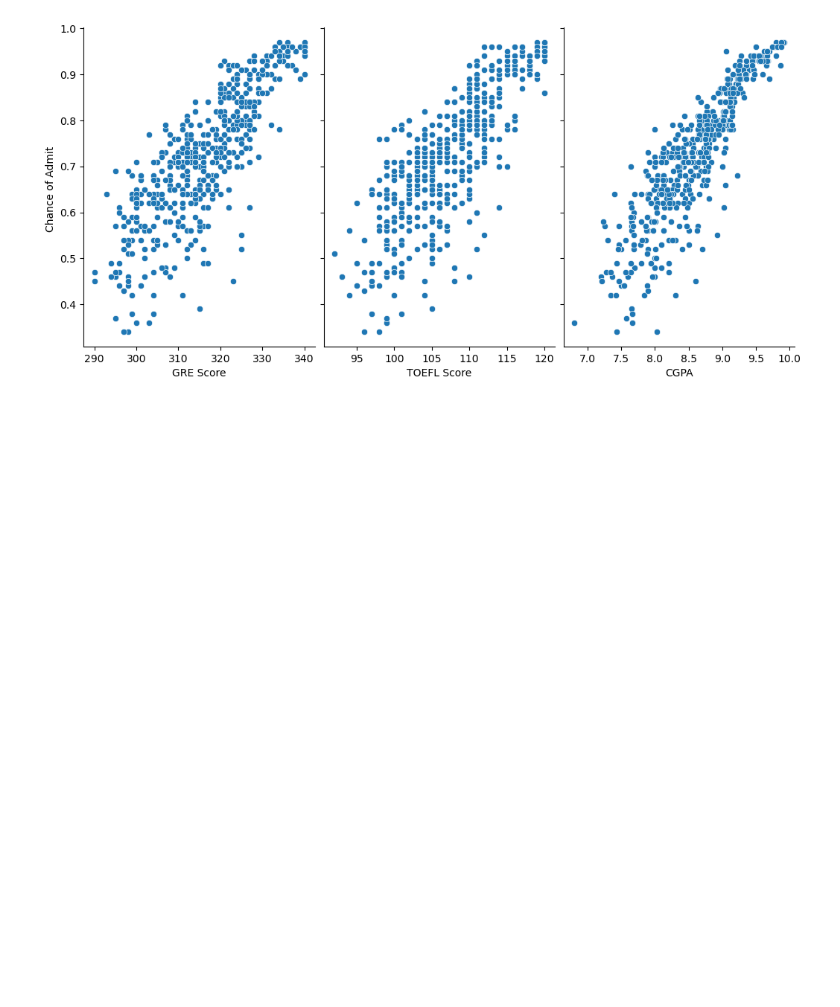
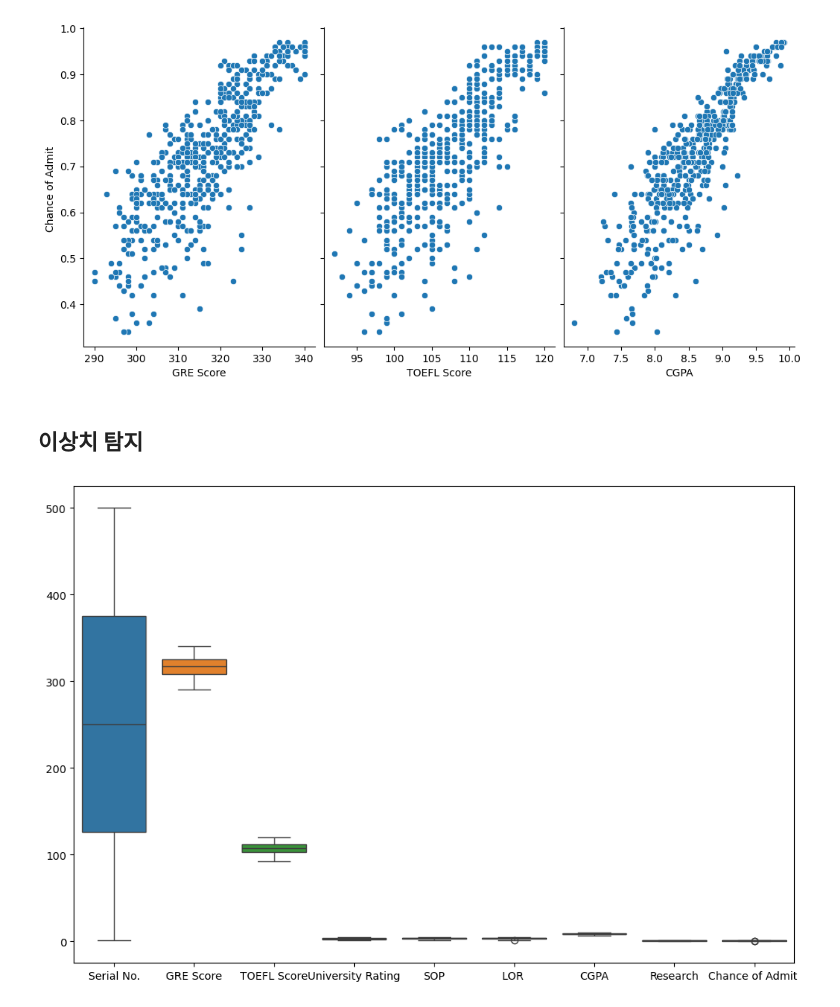
Before and after one commit to online5880/kaggle_pratice, a Jupyter notebook: graduate_admission/graduate_admission.ipynb, the cells around one changed output. Drawn from its saved outputs; the diff is of its cells as text; code cells hidden in the pictures; blank space fills up the shorter version.

```diff
--- a/graduate_admission/graduate_admission.ipynb
+++ b/graduate_admission/graduate_admission.ipynb
@@ -109,3 +113,12 @@ sns.pairplot(data, x_vars=['GRE Score', 'TOEFL Score', 'CGPA'], y_vars='Chance o
 plt.show()
 # %% [output]
 [figure]
+# %% [markdown]
+## 이상치 탐지
+# %%
+# 박스 플롯으로 이상치 탐지
+plt.figure(figsize=(12, 8))
+sns.boxplot(data=data)
+plt.show()
+# %% [output]
+[figure, added]
```
Also changed, not shown: parts of 27 cells of this notebook.
